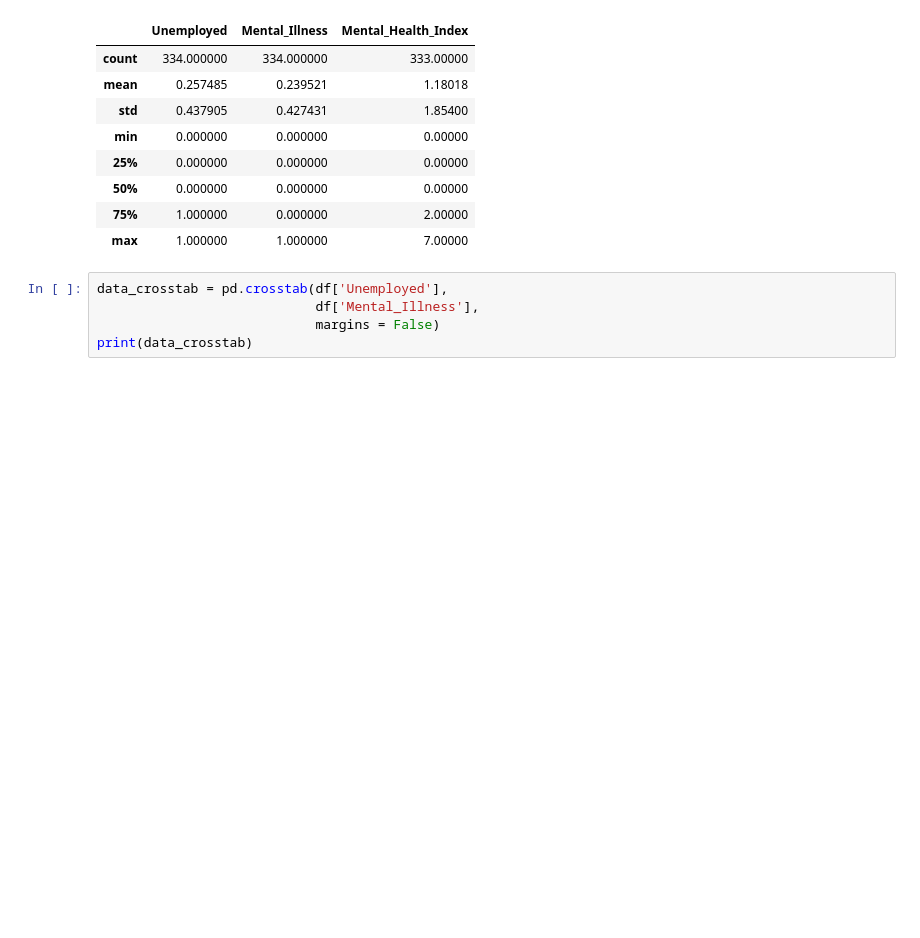
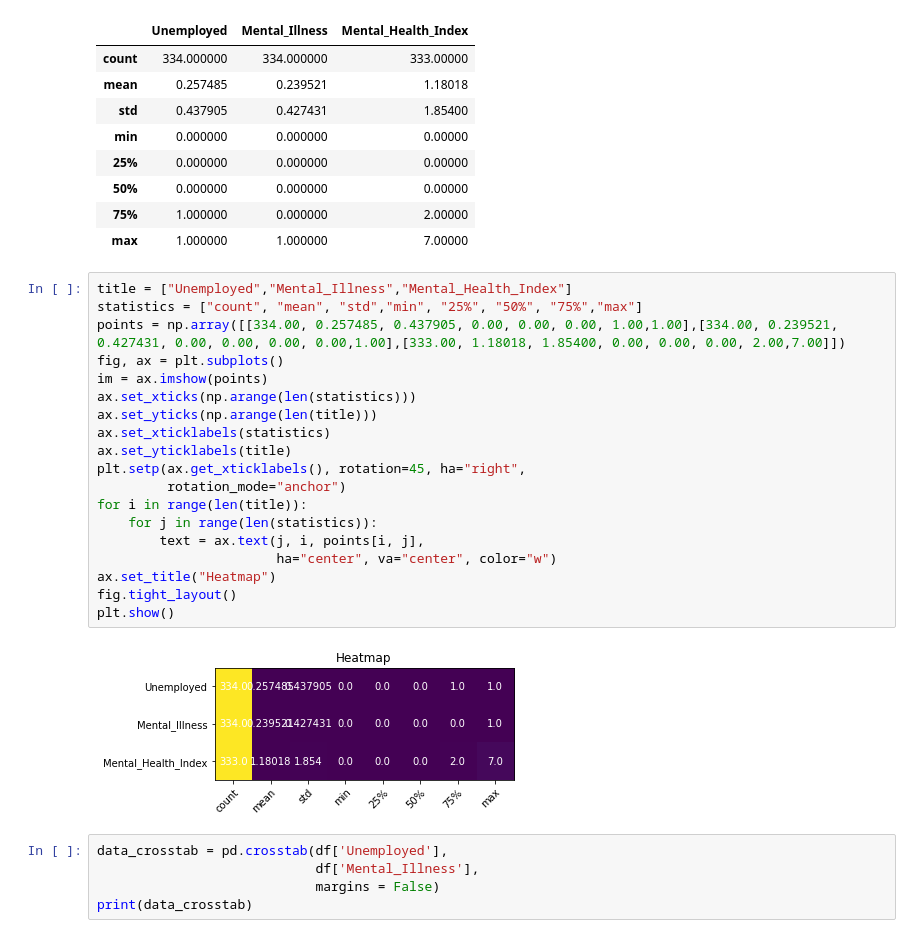
Before and after one commit to hehill/Project1_Team3, a Jupyter notebook: individual_data.ipynb, the cells around one changed output. Saved outputs shown, nothing was run; the diff lists cells and outputs as text; blank space fills up the shorter version.

```diff
--- a/individual_data.ipynb
+++ b/individual_data.ipynb
@@ -56,6 +56,27 @@ df_clean.describe()
 | 50% | 0.000000 | 0.000000 | 0.00000 |
 | 75% | 1.000000 | 0.000000 | 2.00000 |
 | max | 1.000000 | 1.000000 | 7.00000 |
+# %%
+title = ["Unemployed","Mental_Illness","Mental_Health_Index"]
+statistics = ["count", "mean", "std","min", "25%", "50%", "75%","max"]
+points = np.array([[334.00, 0.257485, 0.437905, 0.00, 0.00, 0.00, 1.00,1.00],[334.00, 0.239521, 0.427431, 0.00, 0.00, 0.00, 0.00,1.00],[333.00, 1.18018, 1.85400, 0.00, 0.00, 0.00, 2.00,7.00]])
+fig, ax = plt.subplots()
+im = ax.imshow(points)
+ax.set_xticks(np.arange(len(statistics)))
+ax.set_yticks(np.arange(len(title)))
+ax.set_xticklabels(statistics)
+ax.set_yticklabels(title)
+plt.setp(ax.get_xticklabels(), rotation=45, ha="right",
+         rotation_mode="anchor")
+for i in range(len(title)):
+    for j in range(len(statistics)):
+        text = ax.text(j, i, points[i, j],
+                       ha="center", va="center", color="w")
+ax.set_title("Heatmap")
+fig.tight_layout()
+plt.show()
+# %% [output]
+[figure, added]
 # %%
 data_crosstab = pd.crosstab(df['Unemployed'],
                             df['Mental_Illness'],
```
Also changed, not shown: parts of 2 cells of this notebook.
